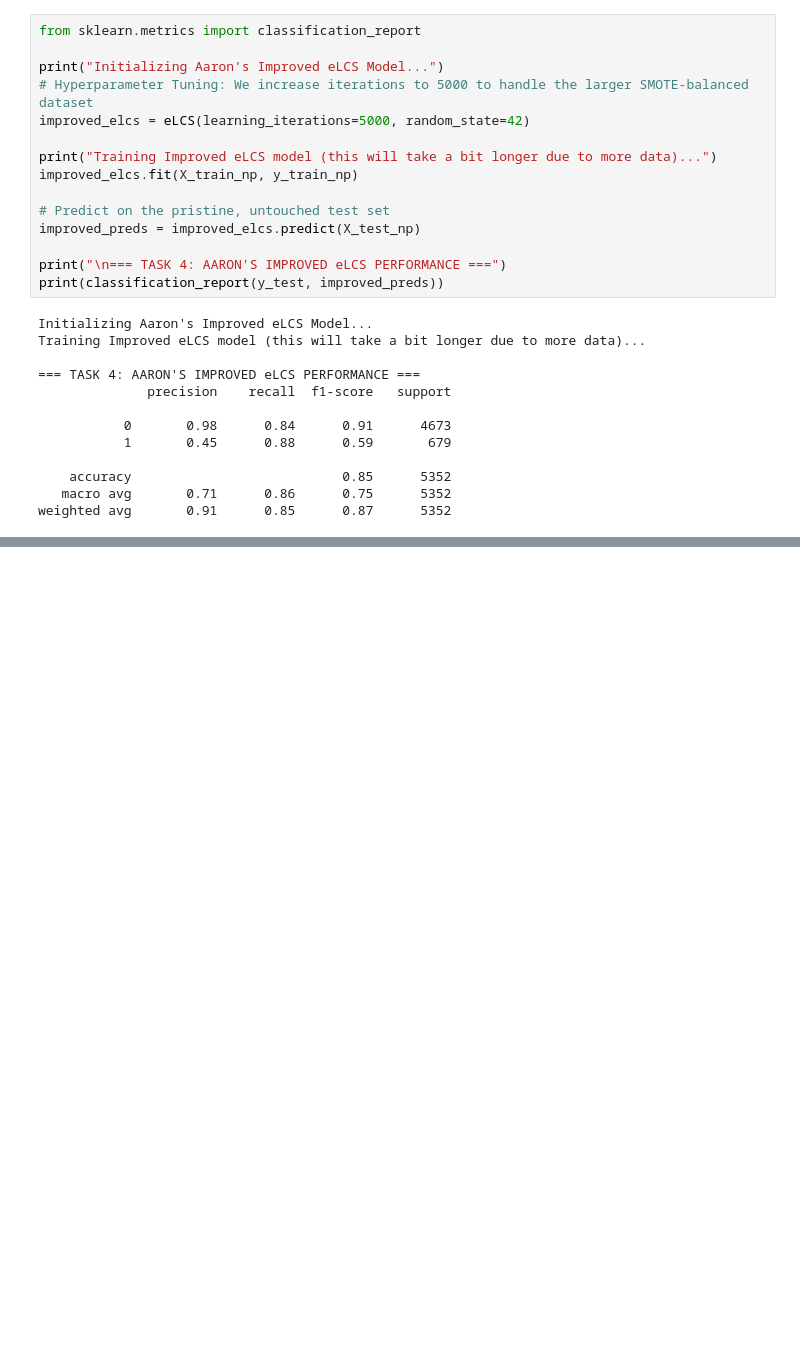
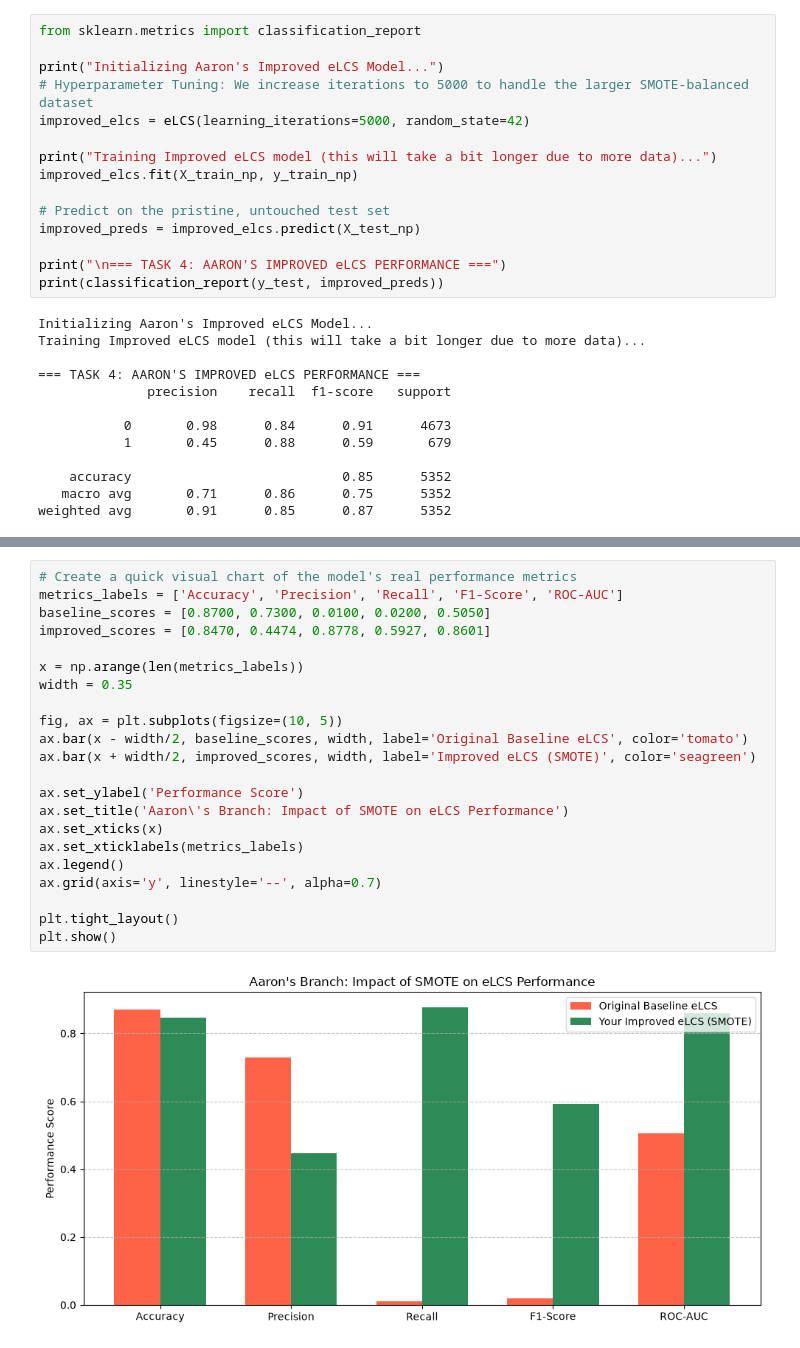
Before and after one commit to aarongoel22/Apex-Predictors-Phase-2, a Jupyter notebook: Aaron_Phase2_Pipeline.ipynb, the cells around one changed output, grey strips where cells are left out. Cells and saved outputs as stored; diff of their text form; blank space fills up the shorter version.

```diff
--- a/Aaron_Phase2_Pipeline.ipynb
+++ b/Aaron_Phase2_Pipeline.ipynb
@@ -343,2 +344,26 @@ Could not parse rule parameters automatically. Here are the available methods in
+# %%
+# Create a quick visual chart of the model's real performance metrics
+metrics_labels = ['Accuracy', 'Precision', 'Recall', 'F1-Score', 'ROC-AUC']
+baseline_scores = [0.8700, 0.7300, 0.0100, 0.0200, 0.5050]
+improved_scores = [0.8470, 0.4474, 0.8778, 0.5927, 0.8601]
+
+x = np.arange(len(metrics_labels))
+width = 0.35
+
+fig, ax = plt.subplots(figsize=(10, 5))
+ax.bar(x - width/2, baseline_scores, width, label='Original Baseline eLCS', color='tomato')
+ax.bar(x + width/2, improved_scores, width, label='Improved eLCS (SMOTE)', color='seagreen')
+
+ax.set_ylabel('Performance Score')
+ax.set_title('Aaron\'s Branch: Impact of SMOTE on eLCS Performance')
+ax.set_xticks(x)
+ax.set_xticklabels(metrics_labels)
+ax.legend()
+ax.grid(axis='y', linestyle='--', alpha=0.7)
+
+plt.tight_layout()
+plt.show()
+# %% [output]
+[figure, added]
 # %%
 # =====================================================================
```
Also changed, not shown: parts of 5 cells of this notebook, 1 other file.
